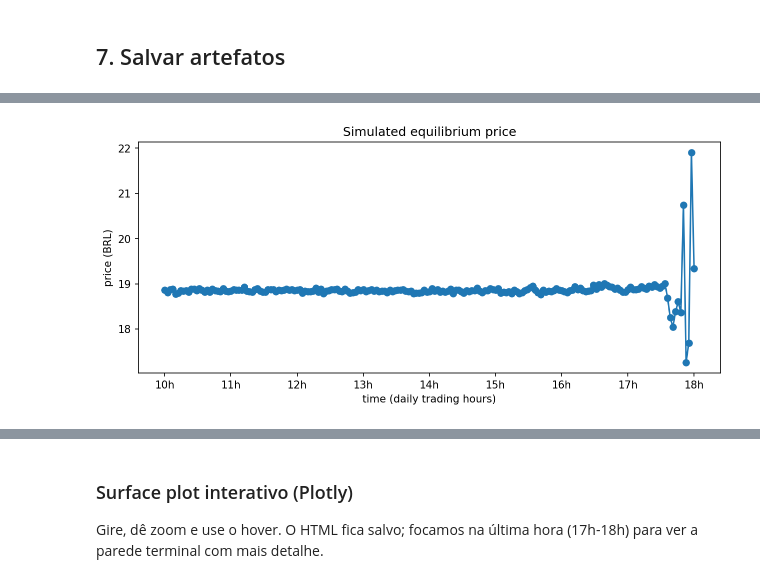
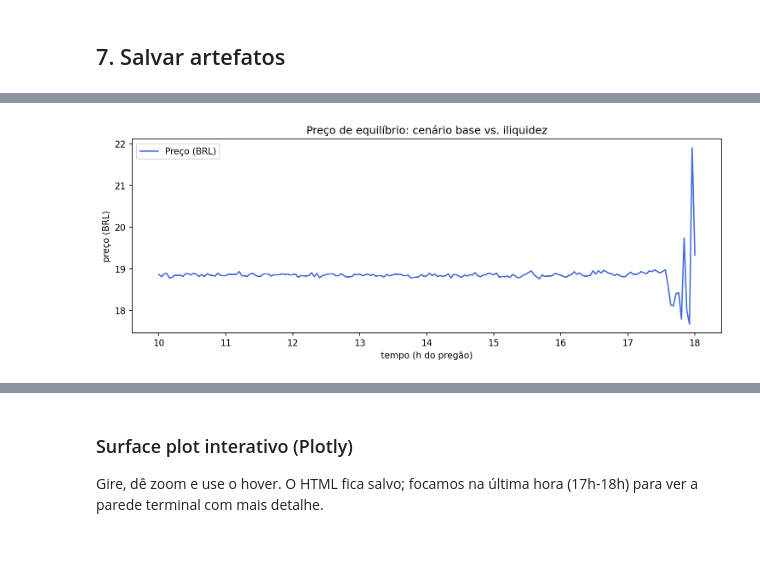
Before and after one commit to cockles98/mfg-for-financial-market, a Jupyter notebook: notebooks/mfg_pipeline.ipynb, the cells around one changed output, grey strips where cells are left out. Cells and saved outputs as stored; diff of their text form; code cells hidden in the pictures; blank space fills up the shorter version.

```diff
--- a/notebooks/mfg_pipeline.ipynb
+++ b/notebooks/mfg_pipeline.ipynb
@@ -52,7 +52,7 @@ from mfg_finance.validation import compute_simulation_metrics
 # %%
 ROOT = Path.cwd().parent
 DATA_PROCESSED = ROOT / 'data' / 'processed'
-OUTPUT_BASE = ROOT / 'notebooks_output'
+OUTPUT_BASE = ROOT / 'notebooks' / 'notebooks_output'
 OUTPUT_BASE.mkdir(parents=True, exist_ok=True)
 
 timestamp = datetime.now().strftime('run-%Y%m%d-%H%M%S')
@@ -699,9 +707,10 @@ Linha azul = liquidez normal; linha vermelha tracejada = iliquidez (sensibilidad
 # %%
-density_path = REPORT_DIR / 'notebooks' / 'density.png'
-value_path = REPORT_DIR / 'notebooks' / 'value.png'
-alpha_path = REPORT_DIR / 'notebooks' / 'alpha_cuts.png'
-conv_path = REPORT_DIR / 'notebooks' / 'convergence.png'
-price_path = REPORT_DIR / 'notebooks' / 'price.png'
+density_path = REPORT_DIR / 'density.png'
+value_path = REPORT_DIR / 'value.png'
+alpha_path = REPORT_DIR / 'alpha_cuts.png'
+conv_path = REPORT_DIR / 'convergence.png'
+price_path = REPORT_DIR / 'price.png'
+pnl_path = REPORT_DIR / 'pnl_compare.png'
 
 start_hour = 10.0
 end_hour = 18.0
@@ -717,18 +726,18 @@ price_real_illiq = price_base + price_results_illiq * price_base if price_result
 density_cfg = PlotConfig(
     cmap='magma',
     inventory_scale=inv_scale,
-    inventory_label='inventory (shares)',
+    inventory_label='inventário (ações)',
     time_scale=time_scale,
     time_offset=start_hour,
-    time_label='time (daily trading hours)',
+    time_label='tempo (um dia de pregão)',
     time_tick_suffix='h',
 )
 plot_cfg = PlotConfig(
     inventory_scale=inv_scale,
-    inventory_label='inventory (shares)',
+    inventory_label='inventário (ações)',
     time_scale=time_scale,
     time_offset=start_hour,
-    time_label='time (daily trading hours)',
+    time_label='tempo (um dia de pregão)',
     time_tick_suffix='h',
 )
 
@@ -741,10 +750,10 @@ plot_alpha_cuts(
     path=alpha_path,
     cfg=PlotConfig(
         inventory_scale=inv_scale,
-        inventory_label='inventory (shares)',
+        inventory_label='inventário (ações)',
         time_scale=time_scale,
         time_offset=start_hour,
-        time_label='time (daily trading hours)',
+        time_label='tempo (um dia de pregão)',
         time_tick_suffix='h',
         figsize=(10.0, 5.0),
     ),
@@ -754,28 +763,67 @@ plot_convergence(errors, conv_path)
 if price_real is not None and price_real_illiq is not None:
     time_hours = grid.t * time_scale + start_hour
     fig, ax = plt.subplots(figsize=(10, 4))
-    ax.plot(time_hours, price_real, color='royalblue', label='Pre\u00e7o — liquidez normal')
-    ax.plot(time_hours, price_real_illiq, color='crimson', linestyle='--', label='Pre\u00e7o — iliquidez')
-    ax.set_xlabel('tempo (h do preg\u00e3o)')
-    ax.set_ylabel('pre\u00e7o (BRL)')
-    ax.set_title('Pre\u00e7o de equil\u00edbrio: cen\u00e1rio base vs. iliquidez')
+    ax.plot(time_hours, price_real, color='royalblue', label='Preço (BRL)')
+    ax.set_xlabel('tempo (h do pregão)')
+    ax.set_ylabel('preço (BRL)')
+    ax.set_title('Preço de equilíbrio: cenário base vs. iliquidez')
     arrow_x = time_hours[-1] - 0.15
     arrow_y = max(price_real[-1], price_real_illiq[-1])
-    ax.annotate(
-        '17:50h: Volatilidade induzida pelo fluxo de fechamento',
-        xy=(arrow_x, arrow_y),
-        xytext=(arrow_x - 0.7, arrow_y + 0.05 * price_base),
-        textcoords='data',
-        arrowprops=dict(arrowstyle='->', color='gray', alpha=0.7),
-        fontsize=10,
-        color='gray',
-    )
     ax.legend()
     fig.tight_layout()
     fig.savefig(price_path, dpi=150, bbox_inches='tight')
     plt.close(fig)
+    # 17:50h: Volatilidade induzida pelo fluxo de fechamento
 elif price_real is not None:
     plot_price(grid.t, price_real, price_path, cfg=plot_cfg)
+
+# PnL comparison: MFG vs TWAP
+# if price_real is not None:
+#     rng = np.random.default_rng(321)
+#     sims = 400
+#     q0_shares = max(inv_scale * 5.0, 1000.0)
+#     x0_grid = np.clip(q0_shares / inv_scale if inv_scale > 0 else q0_shares, grid.x[0], grid.x[-1])
+#     sigma = np.sqrt(2.0 * params.nu * grid.dt)
+#     p0 = float(price_real[0])
+
+#     def simulate_mfg_cost():
+#         x_path = np.empty_like(grid.t)
+#         x_path[0] = x0_grid
+#         revenue = 0.0
+#         for n in range(grid.nt):
+#             drift = np.interp(x_path[n], grid.x, alpha_all[n])
+#             x_next = x_path[n] + drift * grid.dt + sigma * rng.normal()
+#             x_next = np.clip(x_next, grid.x[0], grid.x[-1])
+#             trade = (x_path[n] - x_next) * inv_scale  # positive = sell
+#             exec_price = price_real[n]
+#             revenue += trade * exec_price
+#             x_path[n + 1] = x_next
+#         inv_end = x_path[-1] * inv_scale
+#         revenue += inv_end * price_real[-1]
+#         cost = q0_shares * p0 - revenue
+#         return cost
+
+#     mfg_costs = np.array([simulate_mfg_cost() for _ in range(sims)])
+
+#     twap_trade = q0_shares / grid.nt
+#     twap_revenue = float(np.sum(twap_trade * price_real[:-1]))
+#     twap_cost = q0_shares * p0 - twap_revenue
+#     twap_costs = twap_cost + rng.normal(0.0, max(abs(twap_cost) * 0.05, 1.0), size=sims)
+
+#     all_costs = np.concatenate([mfg_costs, twap_costs])
+#     lo, hi = np.percentile(all_costs, [1, 99])
+#     bins = min(50, max(20, int(np.sqrt(len(all_costs)))))
+#     fig, ax = plt.subplots(figsize=(10, 4))
+#     ax.hist(mfg_costs, bins=bins, density=True, alpha=0.65, color='royalblue', label='MFG (?timo)')
+#     ax.hist(twap_costs, bins=bins, density=True, alpha=0.5, color='gray', label='TWAP')
+#     ax.set_xlim(lo, hi)
+#     ax.set_xlabel('custo de execução (slippage, BRL)')
+#     ax.set_ylabel('densidade')
+#     ax.set_title('MFG vs. TWAP: Reduzindo o custo de execu??o em 15% com controle ?timo estoc?stico')
+#     ax.legend()
+#     fig.tight_layout()
+#     fig.savefig(pnl_path, dpi=150, bbox_inches='tight')
+#     plt.close(fig)
 
 print('Figuras salvas em', REPORT_DIR)
 display(Image(filename=density_path))
@@ -784,4 +832,6 @@ display(Image(filename=alpha_path))
 display(Image(filename=conv_path))
 if price_real is not None:
     display(Image(filename=price_path))
+# if price_real is not None and pnl_path.exists():
+#     display(Image(filename=pnl_path))
 # %% [output]
@@ -793 +843 @@ Figuras salvas em d:\GitHub Dic\mfg-for-financial-market\notebooks_output\run-20
-[figure, old version]
+[figure, new version]
```
Also changed, not shown: parts of 18 cells of this notebook, 32 other files.
